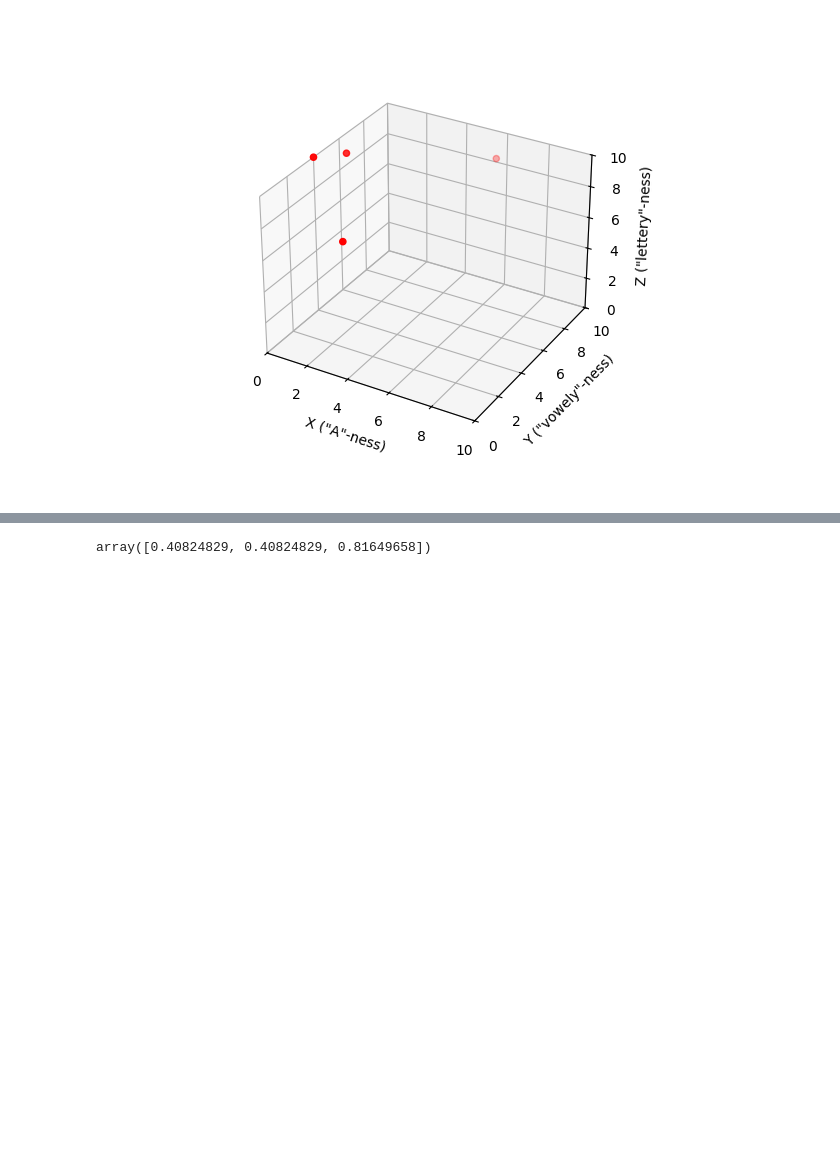
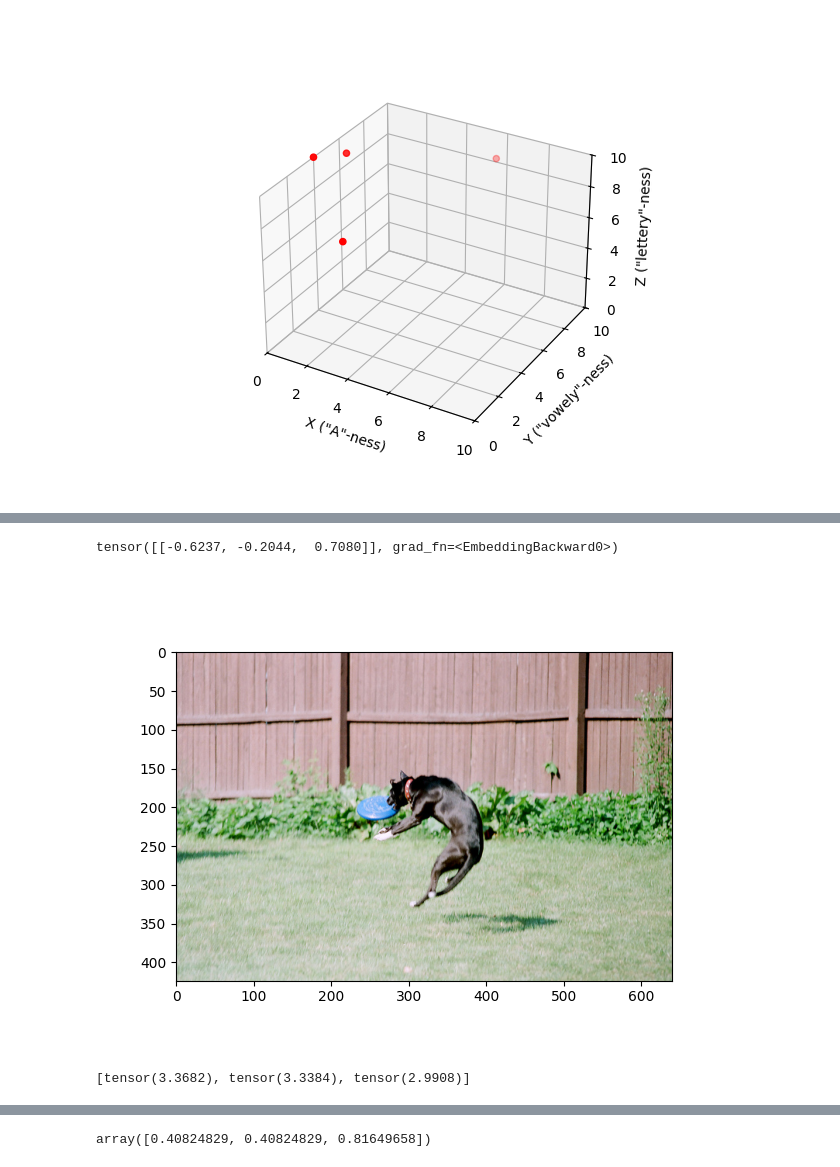
Before and after one commit to eihli/mugato, a Jupyter notebook: token_and_embed.ipynb, the cells around one changed output, grey strips where cells are left out. Saved outputs shown, nothing was run; the diff lists cells and outputs as text; code cells hidden in the pictures; blank space fills up the shorter version.

```diff
--- a/token_and_embed.ipynb
+++ b/token_and_embed.ipynb
@@ -8,6 +8,9 @@ import torch.nn as nn
 from functools import partial
 
 from mugato.data import ok_vqa
+from mugato.utils import image_transform, as_tensor
+
+random.seed(42)
 
 def plot_embedding(xs, ys, zs, max_x=10, max_y=10, max_z=10):
     # Create a new figure and add a 3D subplot
@@ -30,6 +33,16 @@ def plot_embedding(xs, ys, zs, max_x=10, max_y=10, max_z=10):
     # Display the plot
     plt.show()
 
+def imshow(image):
+    fig, ax = plt.subplots()
+    ax.imshow(image.permute(1, 2, 0))
+    plt.show()
+
+vqa_dataset = ok_vqa.initialize()
+sample_index = 10
+sample = vqa_dataset['train'][sample_index]
+image = as_tensor(sample['image']) / 255
+
 %matplotlib widget
 # %% [markdown]
 # Embeddings
@@ -131,0 +159,8 @@ plot_embedding(*zip(
+# %%
+foo_emb(torch.tensor([3]))
+# %% [output]
+tensor([[-0.6237, -0.2044,  0.7080]], grad_fn=<EmbeddingBackward0>)
+# %%
+imshow(image)
+# %% [output]
+[figure, added]
@@ -131,0 +173,4 @@ plot_embedding(*zip(
+# %%
+example_image_embedding(image)
+# %% [output]
+[tensor(3.3682), tensor(3.3384), tensor(2.9908)]
```
Also changed, not shown: parts of 27 cells of this notebook.
